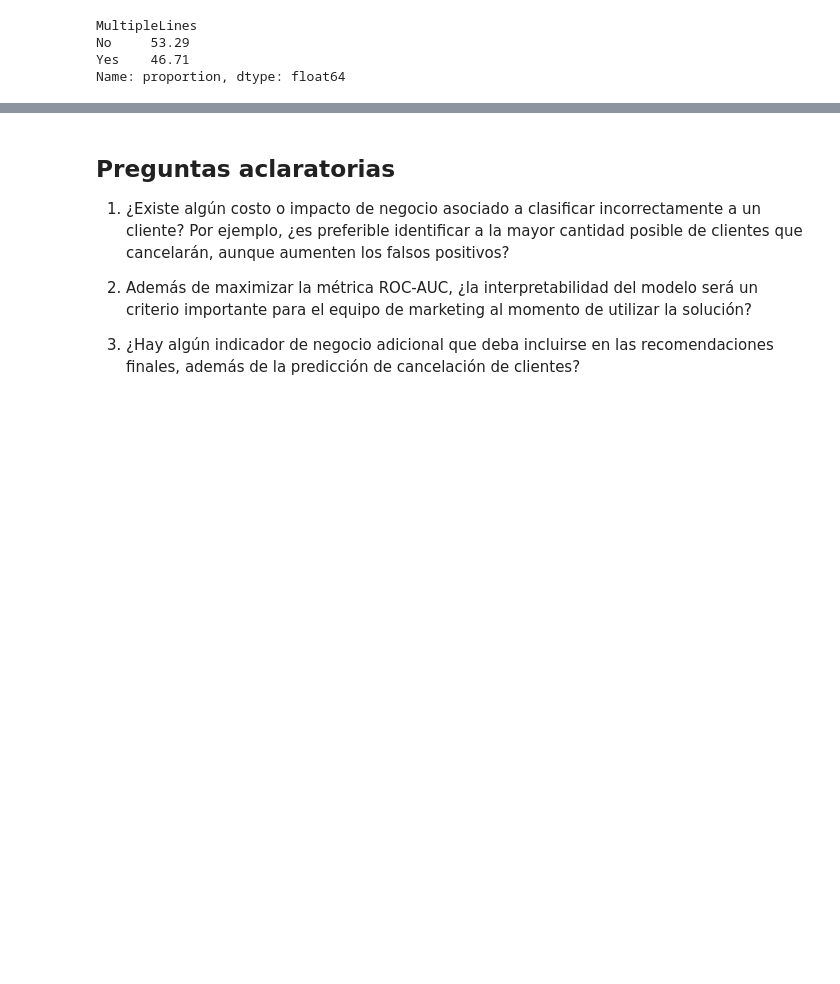
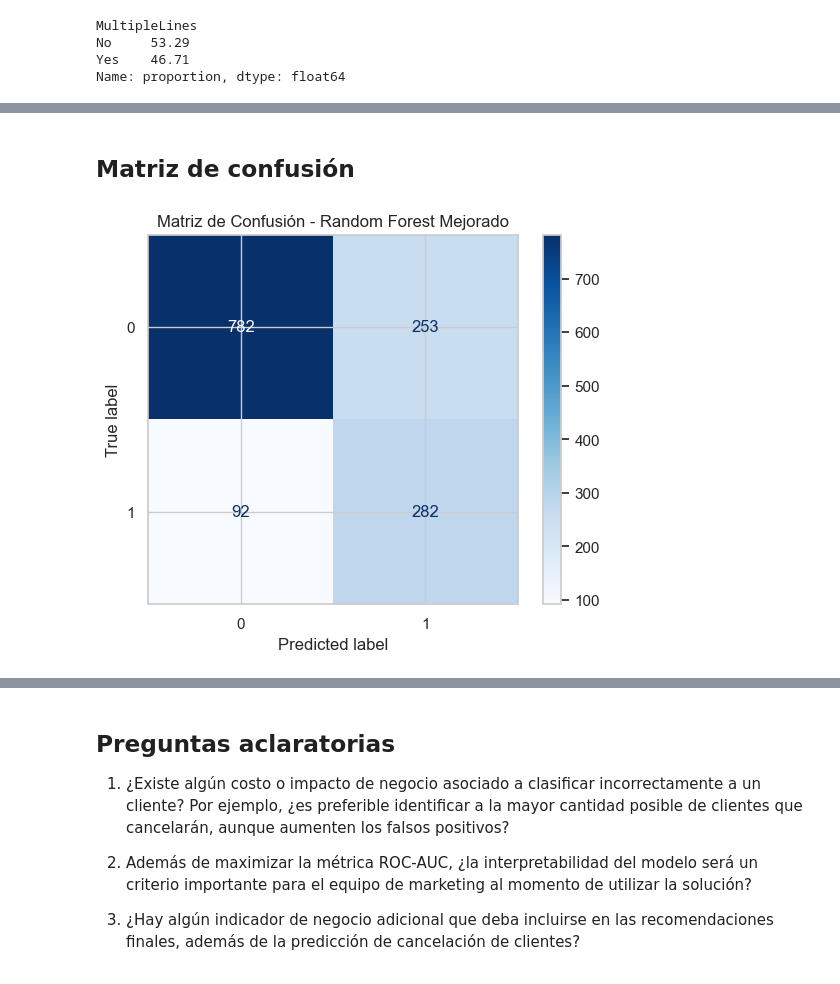
Before and after one commit to Hpaz96/Servicios-de-Interconnect, a Jupyter notebook: notebooks/02_modelo_final.ipynb, the cells around one changed output, grey strips where cells are left out. Saved outputs shown, nothing was run; the diff lists cells and outputs as text; code cells hidden in the pictures; blank space fills up the shorter version.

```diff
--- a/notebooks/02_modelo_final.ipynb
+++ b/notebooks/02_modelo_final.ipynb
@@ -941,0 +1238,15 @@ El conjunto de datos phone.csv no presenta valores faltantes ni registros duplic
+# %%
+# Detectar automáticamente las 14 columnas de texto
+columnas_categoricas = X.select_dtypes(include=['object']).columns.tolist()
+# %%
+# Configurar el transformador
+preprocesador = ColumnTransformer(
+    transformers=[
+        ('cat', OneHotEncoder(drop='first', sparse_output=False), columnas_categoricas)
+    ],
+    remainder='passthrough'
+)
+# %%
+# Ajustar y transformar los datos
+X_train_procesado = preprocesador.fit_transform(X_train)
+X_test_procesado = preprocesador.transform(X_test)
@@ -941,0 +1342,14 @@ El conjunto de datos phone.csv no presenta valores faltantes ni registros duplic
+# %%
+# Definir los modelos con los nuevos hiperparámetros de mejora
+modelo_log_mejorado = LogisticRegression(
+    class_weight='balanced',
+    max_iter=3000,
+    random_state=42
+)
+
+modelo_rf_mejorado = RandomForestClassifier(
+    class_weight='balanced',
+    n_estimators=200,
+    max_depth=10,
+    random_state=42
+)
@@ -941,0 +1386,14 @@ El conjunto de datos phone.csv no presenta valores faltantes ni registros duplic
+# %% [markdown]
+## Matriz de confusión
+# %%
+ConfusionMatrixDisplay.from_estimator(
+    modelo_rf_mejorado,
+    X_test_procesado,
+    y_test,
+    cmap="Blues"
+)
+
+plt.title("Matriz de Confusión - Random Forest Mejorado")
+plt.show()
+# %% [output]
+[figure, added]
```
Also changed, not shown: parts of 55 cells of this notebook.
